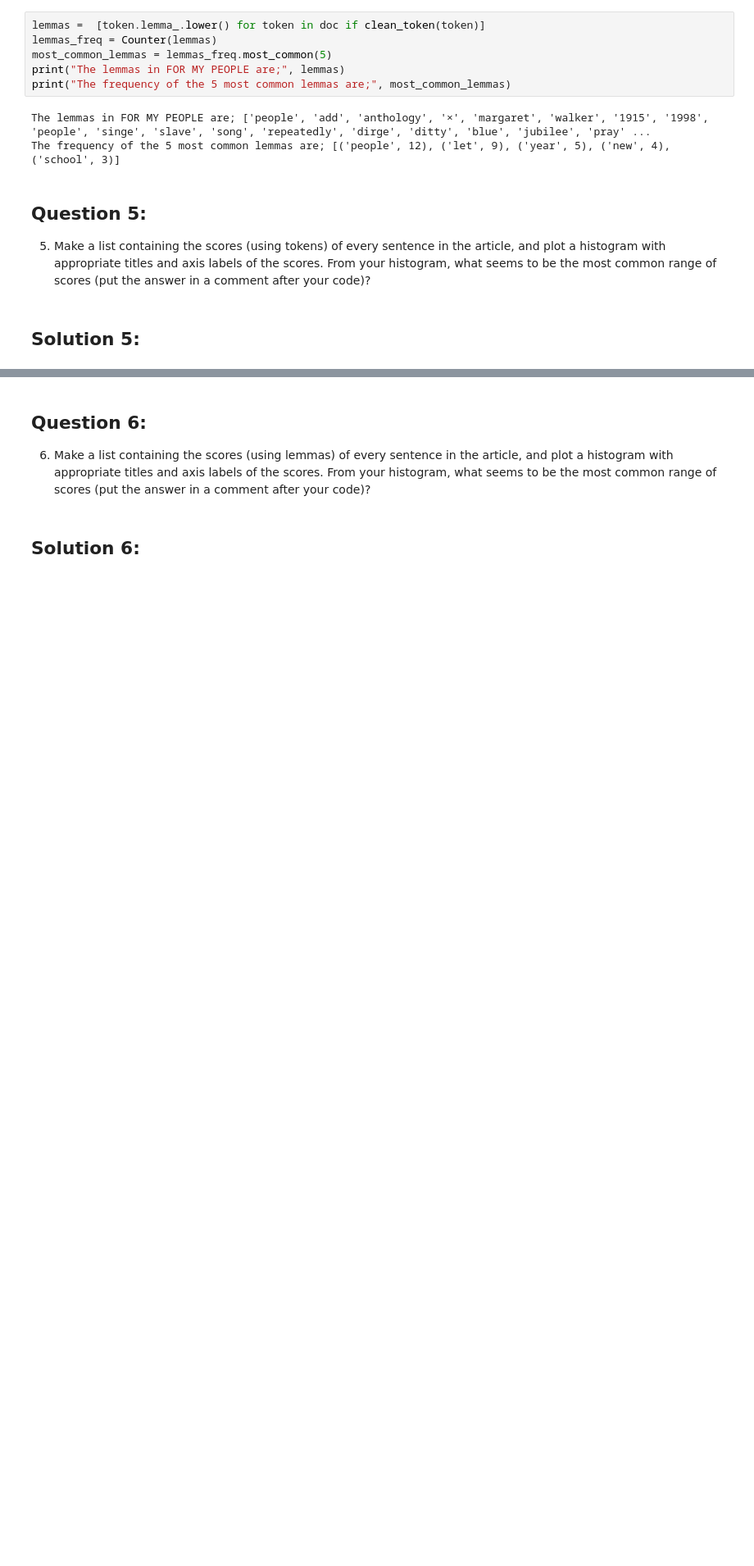
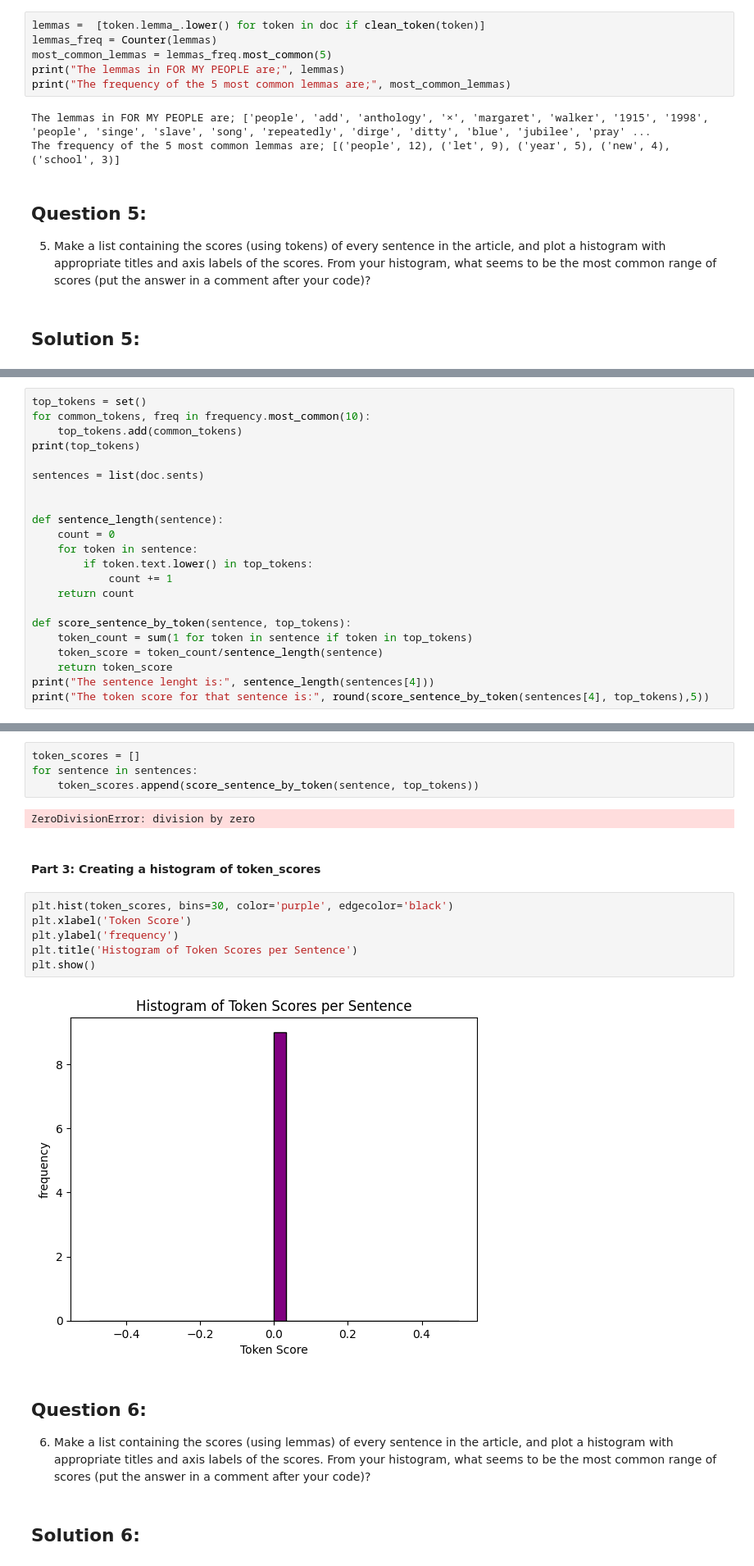
Before and after one commit to LuciMcD/Module7-WebScraping-McD, a Jupyter notebook: article-summarizer.ipynb, the cells around one changed output, grey strips where cells are left out. Shown at 82% size. Cells and saved outputs as stored; diff of their text form; blank space fills up the shorter version.

```diff
--- a/article-summarizer.ipynb
+++ b/article-summarizer.ipynb
@@ -116,0 +119,22 @@ The frequency of the 5 most common lemmas are; [('people', 12), ('let', 9), ('ye
+# %%
+top_tokens = set()
+for common_tokens, freq in frequency.most_common(10):
+    top_tokens.add(common_tokens)
+print(top_tokens)
+
+sentences = list(doc.sents)
+
+
+def sentence_length(sentence):
+    count = 0
+    for token in sentence:
+        if token.text.lower() in top_tokens:
+            count += 1
+    return count
+
+def score_sentence_by_token(sentence, top_tokens):
+    token_count = sum(1 for token in sentence if token in top_tokens)
+    token_score = token_count/sentence_length(sentence)
+    return token_score
+print("The sentence lenght is:", sentence_length(sentences[4]))
+print("The token score for that sentence is:", round(score_sentence_by_token(sentences[4], top_tokens),5))
@@ -117,3 +147,19 @@ The frequency of the 5 most common lemmas are; [('people', 12), ('let', 9), ('ye
+# %%
+token_scores = []
+for sentence in sentences:
+    token_scores.append(score_sentence_by_token(sentence, top_tokens))
+# %% [output]
+ZeroDivisionError: division by zero
+# %% [markdown]
+#### Part 3: Creating a histogram of token_scores
+# %%
+plt.hist(token_scores, bins=30, color='purple', edgecolor='black')
+plt.xlabel('Token Score')
+plt.ylabel('frequency')
+plt.title('Histogram of Token Scores per Sentence')
+plt.show()
+# %% [output]
+[figure, added]
 # %% [markdown]
 ## Question 6:
 6. Make a list containing the scores (using lemmas) of every sentence in the article, and plot a histogram with appropriate titles and axis labels of the scores.  From your histogram, what seems to be the most common range of scores (put the answer in a comment after your code)?
```
Also changed, not shown: parts of 9 cells of this notebook, 1 other file.
